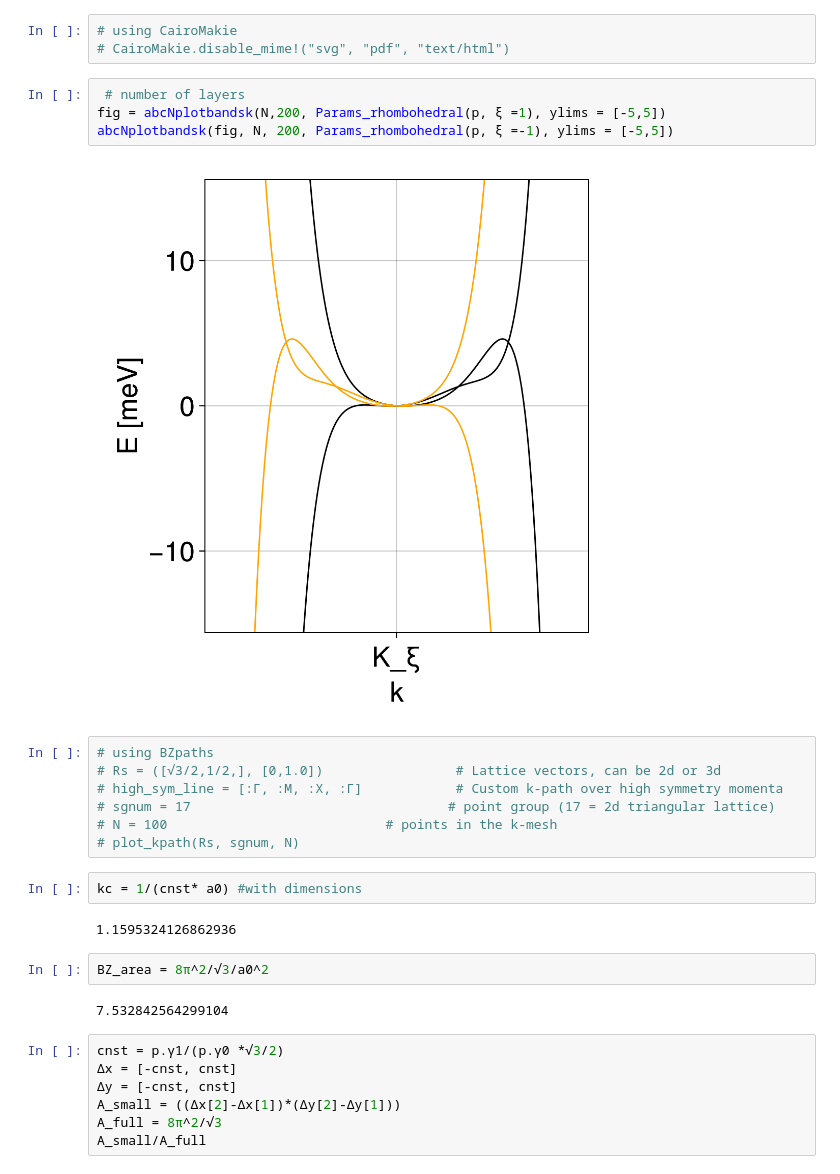
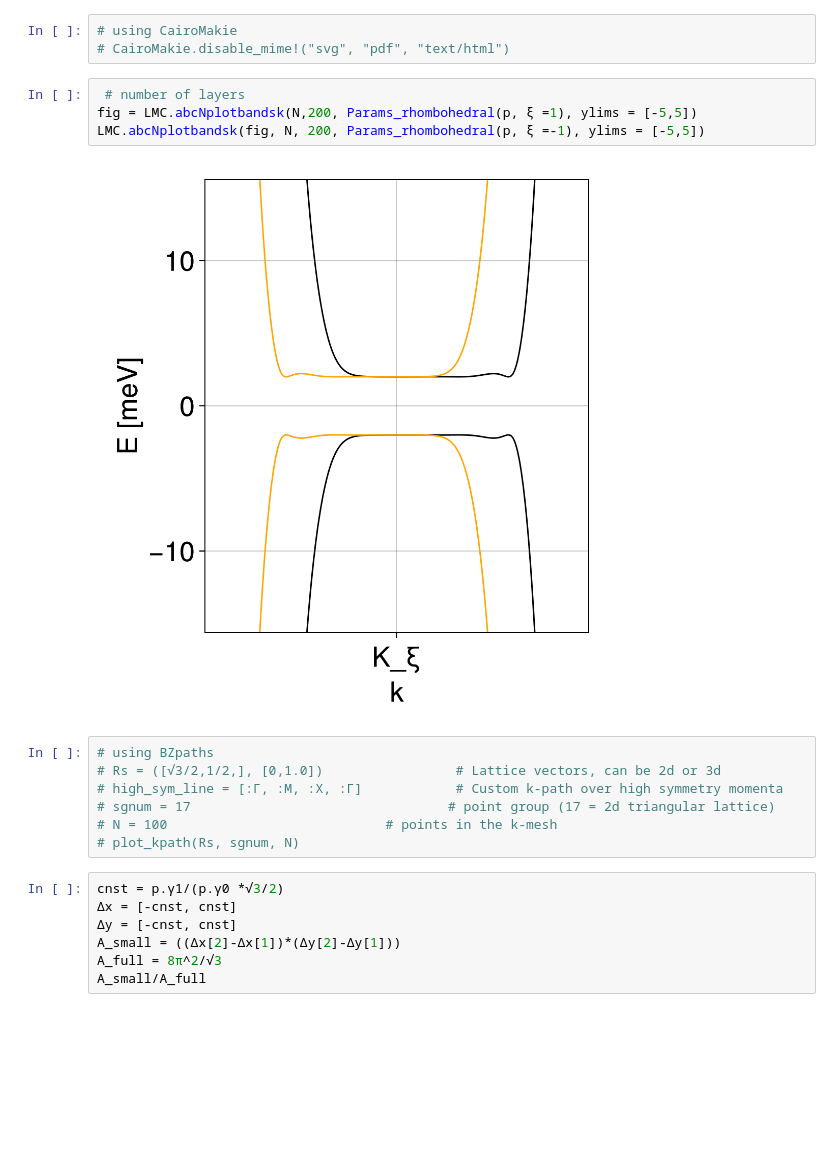
Before and after one commit to fernandopenaranda/LMC, a Jupyter notebook: src/Paper/MRinRhombohedral.ipynb, the cells around one changed output. Drawn from its saved outputs; the diff is of its cells as text; blank space fills up the shorter version.

```diff
--- a/src/Paper/MRinRhombohedral.ipynb
+++ b/src/Paper/MRinRhombohedral.ipynb
@@ -58,10 +63,10 @@ T = 2 #evals 80000 not perfect
 # CairoMakie.disable_mime!("svg", "pdf", "text/html")
 # %%
  # number of layers
-fig = abcNplotbandsk(N,200, Params_rhombohedral(p, ξ =1), ylims = [-5,5])
-abcNplotbandsk(fig, N, 200, Params_rhombohedral(p, ξ =-1), ylims = [-5,5])
+fig = LMC.abcNplotbandsk(N,200, Params_rhombohedral(p, ξ =1), ylims = [-5,5])
+LMC.abcNplotbandsk(fig, N, 200, Params_rhombohedral(p, ξ =-1), ylims = [-5,5])
 # %% [output]
-[figure, old version]
+[figure, new version]
 # %%
 # using BZpaths
 # Rs = ([√3/2,1/2,], [0,1.0])                 # Lattice vectors, can be 2d or 3d
@@ -69,14 +74,6 @@ abcNplotbandsk(fig, N, 200, Params_rhombohedral(p, ξ =-1), ylims = [-5,5])
 # sgnum = 17                                 # point group (17 = 2d triangular lattice)
 # N = 100                            # points in the k-mesh
 # plot_kpath(Rs, sgnum, N)
-# %%
-kc = 1/(cnst* a0) #with dimensions
-# %% [output]
-1.1595324126862936
-# %%
-BZ_area = 8π^2/√3/a0^2
-# %% [output]
-7.532842564299104
 # %%
 cnst = p.γ1/(p.γ0 *√3/2)
 Δx = [-cnst, cnst]
```
Also changed, not shown: parts of 35 cells of this notebook, 19 other files.
